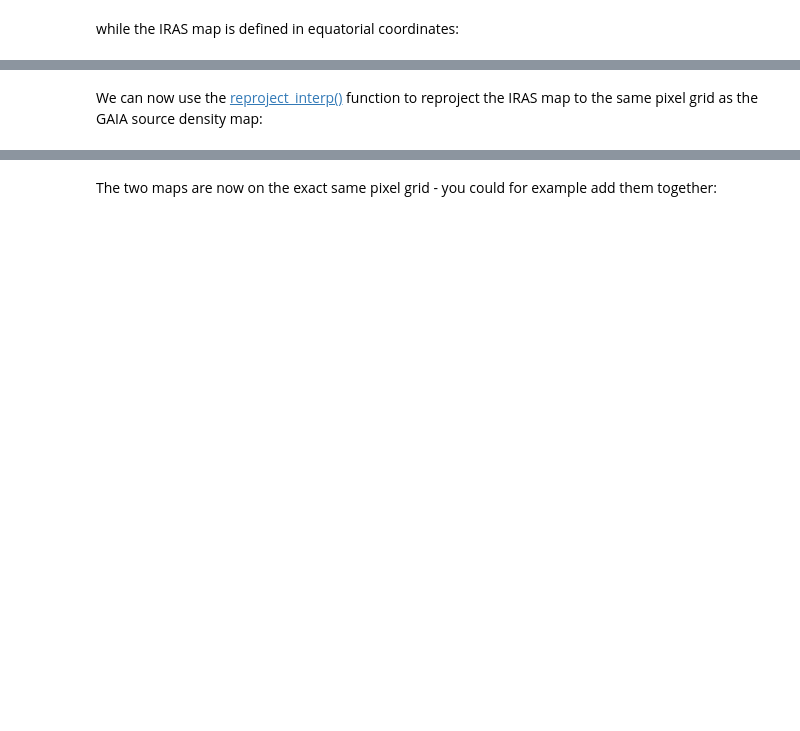
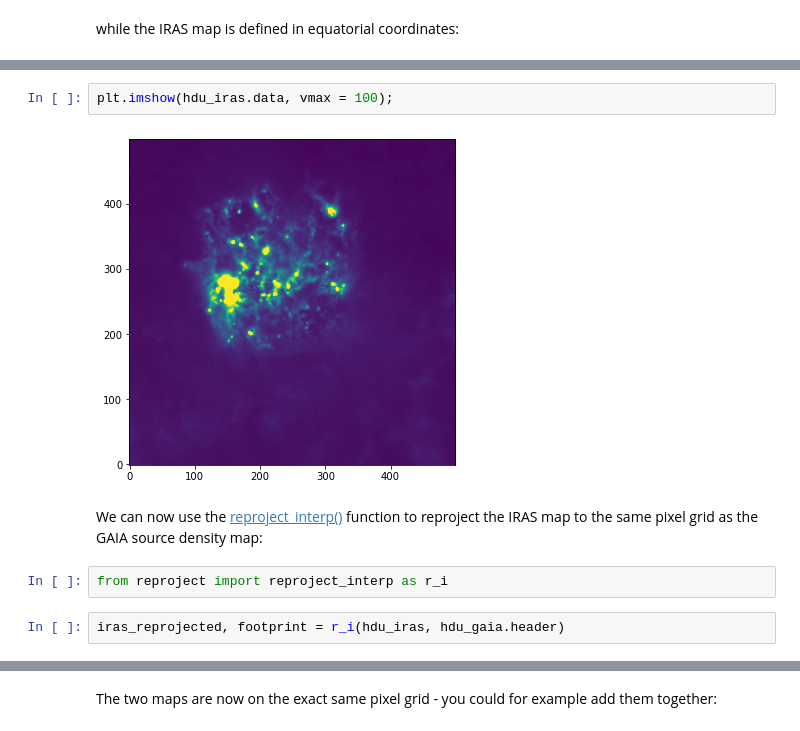
Before and after one commit to maria8ch/ASTR497, a Jupyter notebook: astropy_notebooks/11-reproject.ipynb, the cells around one changed output, grey strips where cells are left out. Drawn from its saved outputs; the diff is of its cells as text; blank space fills up the shorter version.

```diff
--- a/astropy_notebooks/11-reproject.ipynb
+++ b/astropy_notebooks/11-reproject.ipynb
@@ -43,2 +81,10 @@ while the IRAS map is defined in equatorial coordinates:
+# %%
+plt.imshow(hdu_iras.data, vmax = 100);
+# %% [output]
+[figure, added]
 # %% [markdown]
 We can now use the [reproject_interp()](https://reproject.readthedocs.io/en/latest/api/reproject.reproject_interp.html#reproject.reproject_interp) function to reproject the IRAS map to the same pixel grid as the GAIA source density map:
+# %%
+from reproject import reproject_interp as r_i
+# %%
+iras_reprojected, footprint = r_i(hdu_iras, hdu_gaia.header)
```
Also changed, not shown: parts of 16 cells of this notebook.
